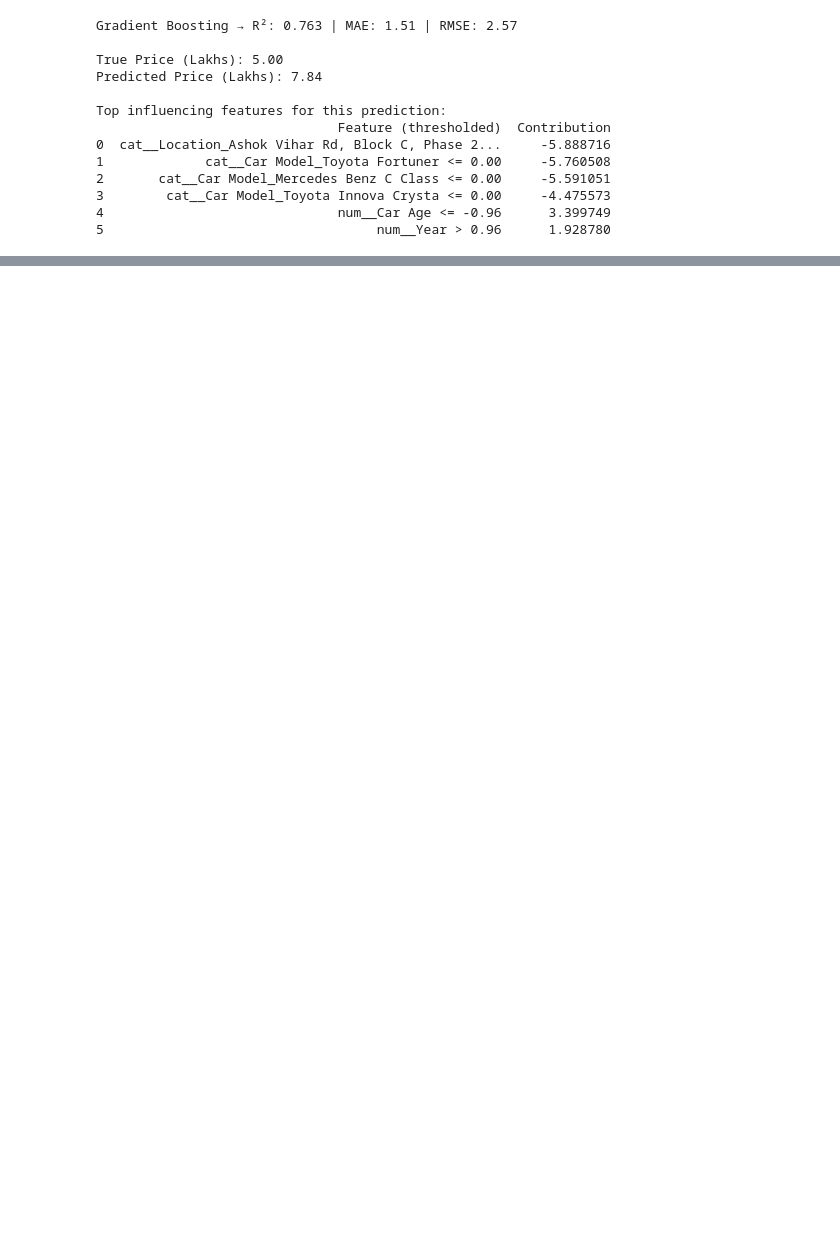
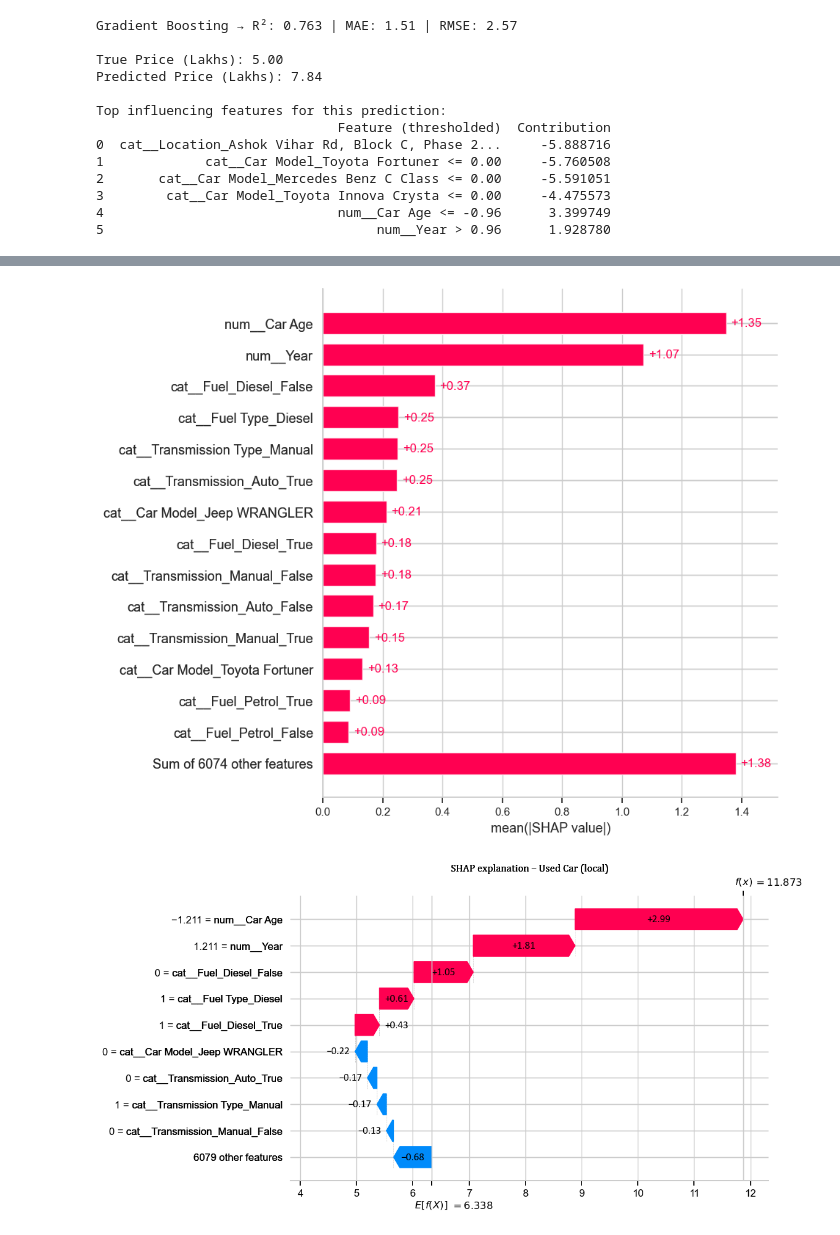
Before and after one commit to ps761/COMP1142281, a Jupyter notebook: 1142281_assignment.ipynb, the cells around one changed output, grey strips where cells are left out. Saved outputs shown, nothing was run; the diff lists cells and outputs as text; code cells hidden in the pictures; blank space fills up the shorter version.

Commit message:
Update 1142281_assignment.ipynb
SHAP

```diff
--- a/1142281_assignment.ipynb
+++ b/1142281_assignment.ipynb
@@ -1653,0 +1680,69 @@ Top influencing features for this prediction:
+# %%
+# =========================================
+# SHAP with REAL feature names
+# =========================================
+import shap, numpy as np, pandas as pd
+import matplotlib.pyplot as plt
+import matplotlib.text as mtext
+
+# 0) Encode once from your pipeline (already done earlier)
+pre = model.named_steps["preprocessor"]
+X_train_enc = pre.transform(X_train)
+X_test_enc  = pre.transform(X_test)
+feat_names  = pre.get_feature_names_out()
+
+# 1) CRITICAL: wrap encoded arrays in DataFrames with column names
+X_train_df = pd.DataFrame(X_train_enc, columns=feat_names)
+X_test_df  = pd.DataFrame(X_test_enc,  columns=feat_names)
+
+# 2) Build a fast explainer on the trained tree model (not .predict)
+#    Using DataFrames ensures SHAP keeps the feature names.
+try:
+    explainer = shap.Explainer(model.named_steps["regressor"], X_train_df)
+    shap_values = explainer(X_test_df)            # returns an Explanation (new API)
+    is_new_api = True
+except Exception:
+    # Fallback for very old SHAP: TreeExplainer + legacy plots
+    explainer = shap.TreeExplainer(model.named_steps["regressor"])
+    shap_values = explainer.shap_values(X_test_df.values)  # numpy array
+    is_new_api = False
+    expected_value = explainer.expected_value
+
+# 3) GLOBAL importance
+if is_new_api:
+    shap.plots.bar(shap_values, max_display=15)   # uses names from DataFrame
+else:
+    shap.summary_plot(shap_values, X_test_df, plot_type="bar", max_display=15)
+
+# 4) LOCAL waterfall for one car (match tutor’s style)
+test_instance_index = 0  # change if you like
+
+if is_new_api:
+    ax = shap.plots.waterfall(shap_values[test_instance_index], show=False)
+else:
+    # Build an Explanation object manually so names show up
+    exp_row = shap_values[test_instance_index, :]
+    data_row = X_test_df.iloc[test_instance_index, :]
+    expl = shap.Explanation(values=exp_row,
+                            base_values=expected_value,
+                            data=data_row,
+                            feature_names=list(X_test_df.columns))
+    ax = shap.plots.waterfall(expl, show=False)
+
+# --- Tutor-style formatting ---
+fig = ax.figure
+fig.set_size_inches(10, 6)
+
+for ax in fig.axes:
+    for child in ax.get_children():
+        if isinstance(child, mtext.Text):
+            child.set_fontfamily('Calibri')
+            child.set_color('black')
+    ax.tick_params(axis='both', labelsize=12, colors='black')
+    ax.set_title("SHAP explanation – Used Car (local)", fontsize=12,
+                 fontfamily='Cambria', color='black')
+
+plt.show()
+# %% [output]
+[figure, added]
+[figure, added]
```
Also changed, not shown: parts of 3 cells of this notebook.
